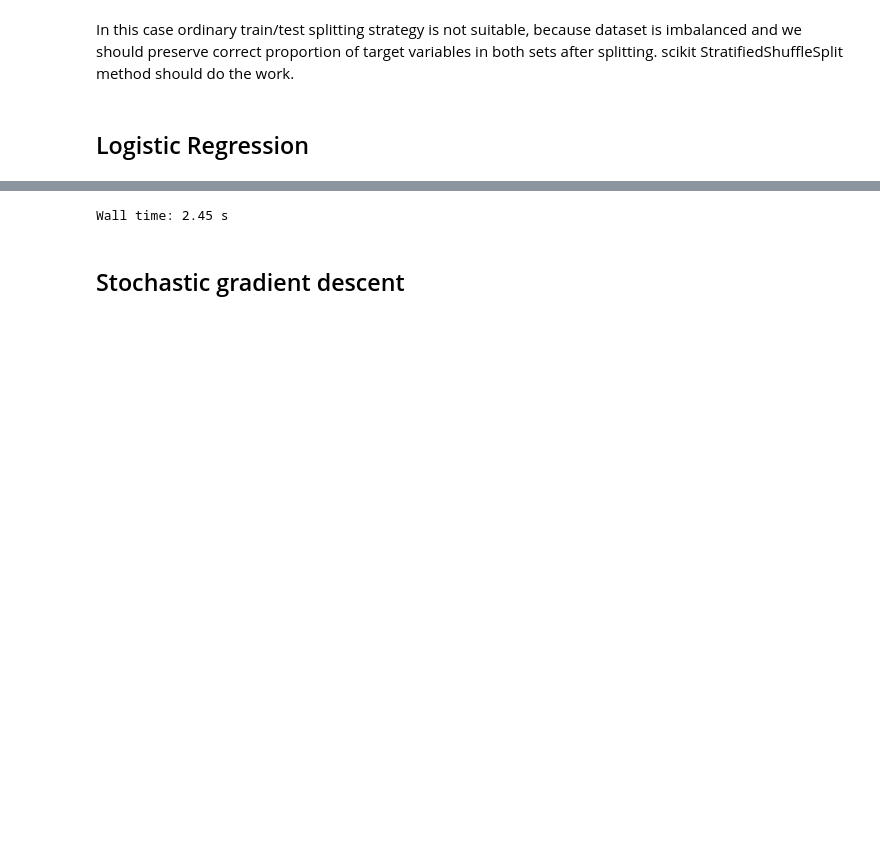
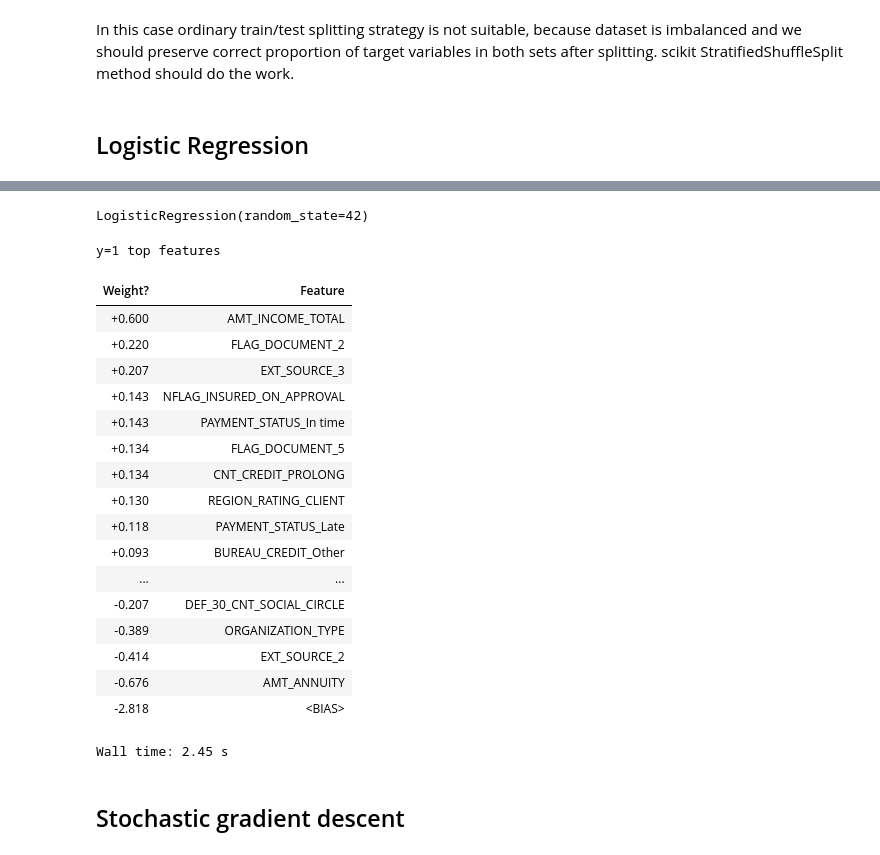
Before and after one commit to Gedas-LT/kaggle-home-credit, a Jupyter notebook: notebook.ipynb, the cells around one changed output, grey strips where cells are left out. Drawn from its saved outputs; the diff is of its cells as text; code cells hidden in the pictures; blank space fills up the shorter version.

Commit message:
ELI5 for LogisticRegression

```diff
--- a/notebook.ipynb
+++ b/notebook.ipynb
@@ -852,3 +858,36 @@ best_params
+# %%
+log_features = log_pipe.named_steps["preprocessor"].named_transformers_["cat_transformer"].get_feature_names_out(features_before_ohe).tolist()
+# %%
+remainder_features_indexes = log_pipe.named_steps["preprocessor"].transformers_[1][2]
+# %%
+remainder_features = log_df.columns[remainder_features_indexes]
+# %%
+log_features.extend(remainder_features)
+# %%
+log_pipe.named_steps["model"]
+# %% [output]
+LogisticRegression(random_state=42)
+# %%
+eli5.explain_weights(log_pipe.named_steps["model"], top=30, feature_names=log_features)
+# %% [output]
+y=1 top features
+| Weight? | Feature |
+| +0.600 | AMT_INCOME_TOTAL |
+| +0.220 | FLAG_DOCUMENT_2 |
+| +0.207 | EXT_SOURCE_3 |
+| +0.143 | NFLAG_INSURED_ON_APPROVAL |
+| +0.143 | PAYMENT_STATUS_In time |
+| +0.134 | FLAG_DOCUMENT_5 |
+| +0.134 | CNT_CREDIT_PROLONG |
+| +0.130 | REGION_RATING_CLIENT |
+| +0.118 | PAYMENT_STATUS_Late |
+| +0.093 | BUREAU_CREDIT_Other |
+| ... | ... |
+| -0.207 | DEF_30_CNT_SOCIAL_CIRCLE |
+| -0.389 | ORGANIZATION_TYPE |
+| -0.414 | EXT_SOURCE_2 |
+| -0.676 | AMT_ANNUITY |
+| -2.818 | <BIAS> |
 # %%
 %%time
 
```
Also changed, not shown: parts of 10 cells of this notebook.
